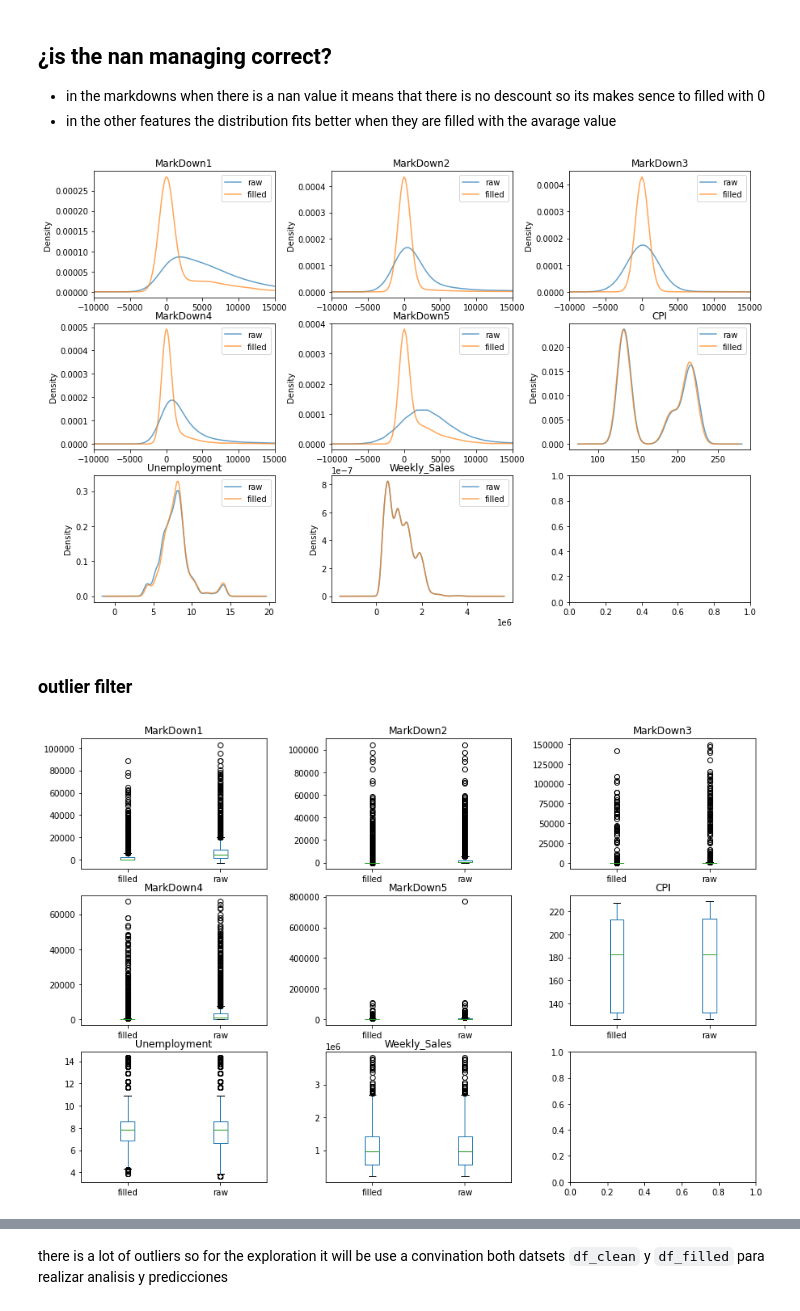
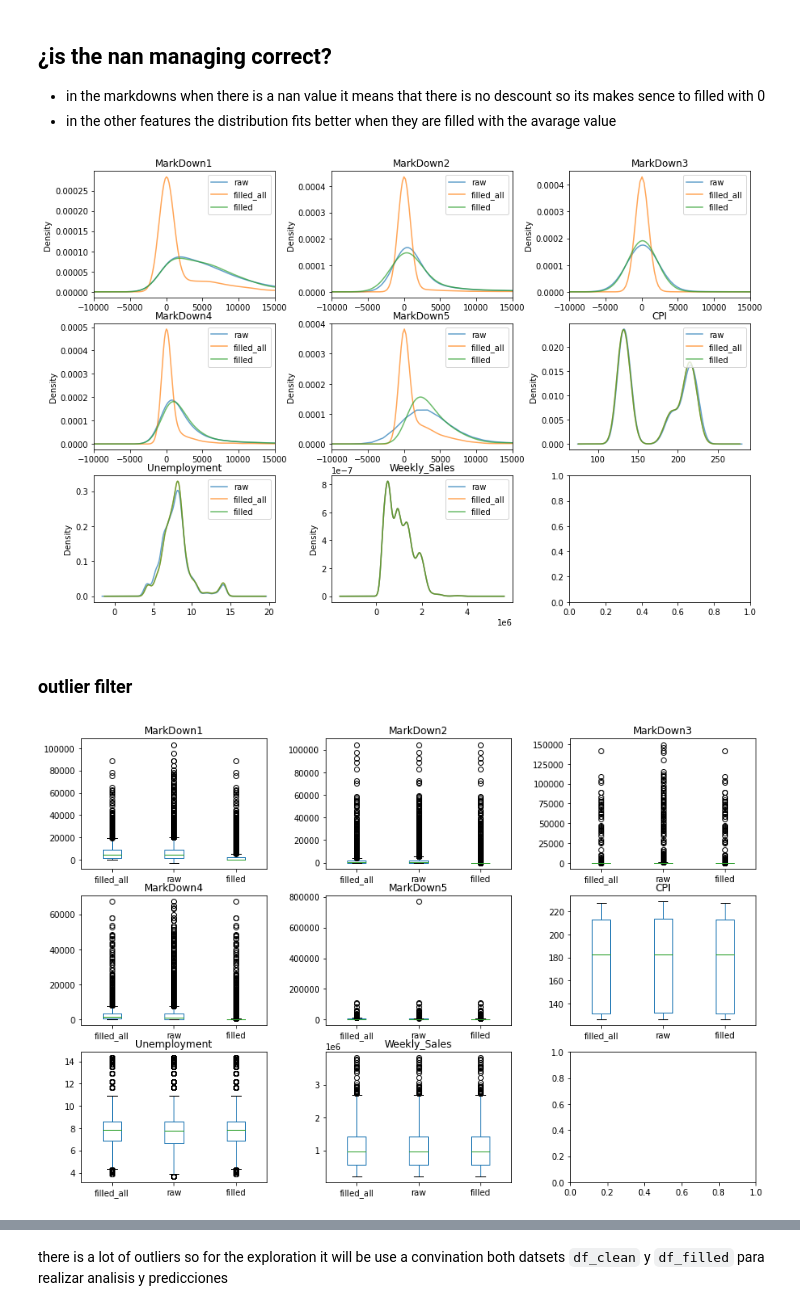
Before and after one commit to thomatrixting/Walmart_analysis, a Jupyter notebook: notebooks/0.0-thomas-data_processing.ipynb, the cells around one changed output, grey strips where cells are left out. Saved outputs shown, nothing was run; the diff lists cells and outputs as text; code cells hidden in the pictures.

Commit message:
continue with the analysis and correc some error in data prosecing

```diff
--- a/notebooks/0.0-thomas-data_processing.ipynb
+++ b/notebooks/0.0-thomas-data_processing.ipynb
@@ -109,15 +109,15 @@ Data columns (total 5 columns):
 dtypes: bool(1), datetime64[ns](1), float64(1), int64(2)
 memory usage: 13.3 MB
 # %%
-features_filled = features.copy(deep=True)
+features_filled_all = features.copy(deep=True)
 
-features_filled[['MarkDown1','MarkDown2','MarkDown3','MarkDown4','MarkDown5']] = features_filled[['MarkDown1','MarkDown2','MarkDown3','MarkDown4','MarkDown5']].fillna(0)
+features_filled_all[['MarkDown1','MarkDown2','MarkDown3','MarkDown4','MarkDown5']] = features_filled_all[['MarkDown1','MarkDown2','MarkDown3','MarkDown4','MarkDown5']].fillna(0)
 
 for column in ['CPI','Unemployment']:
-    mean_value = features_filled[column].mean()
-    features_filled[column] = features_filled[column].fillna(mean_value)
+    mean_value = features_filled_all[column].mean()
+    features_filled_all[column] = features_filled_all[column].fillna(mean_value)
 
-features_filled.info()
+features_filled_all.info()
 # %% [output]
 <class 'pandas.core.frame.DataFrame'>
 RangeIndex: 8190 entries, 0 to 8189
@@ -138,3 +138,11 @@ Data columns (total 12 columns):
  11  IsHoliday     8190 non-null   bool
 dtypes: bool(1), datetime64[ns](1), float64(9), object(1)
 memory usage: 712.0+ KB
+# %%
+features_filled = features.copy(deep=True)
+
+for column in ['CPI','Unemployment']:
+    mean_value = features_filled[column].mean()
+    features_filled[column] = features_filled[column].fillna(mean_value)
+
+features_filled.info()
@@ -168,0 +197,5 @@ memory usage: 760.4+ KB
+# %%
+featuresFill_stores_merge = pd.merge(features_filled_all,stores,on='Store')
+df_filled_all = pd.merge(featuresFill_stores_merge,train_merge,on=['Store','Date'],how='right')
+
+df_filled_all.info()
@@ -187,6 +238,7 @@ columns = ['MarkDown1','MarkDown2','MarkDown3','MarkDown4','MarkDown5','CPI','Un
 
 for feature, ax in zip(columns,axs.flatten()):
     df_raw[feature].plot(kind='kde',label=f'raw',ax=ax,alpha=0.7)
+    df_filled_all[feature].plot(kind='kde',label=f'filled_all',ax=ax,alpha=0.7)
     df_filled[feature].plot(kind='kde',label=f'filled',ax=ax,alpha=0.7)
 
     if feature.startswith('MarkDown'):
@@ -194,22 +246,22 @@ for feature, ax in zip(columns,axs.flatten()):
     ax.set_title(feature)
     ax.legend(loc="upper right")
 # %% [output]
-[figure, old version]
+[figure, new version]
 # %% [markdown]
 ### outlier filter
 # %%
 fig,axs = plt.subplots(3,3,figsize=(12,8),sharey=False)
 plt.tight_layout(w_pad=4)
 column = set(df_filled.columns)-set(['Date','type'])
 
 for feature, ax in zip(columns,axs.flatten()):
-    data = pd.concat([df_filled[feature],df_raw[feature]],axis=1)
-    data.columns = ['filled','raw']
+    data = pd.concat([df_filled[feature],df_raw[feature],df_filled_all[feature]],axis=1)
+    data.columns = ['filled_all','raw','filled']
 
-    data.plot(kind='box',label=f'filled',ax=ax)
+    data.plot(kind='box',ax=ax)
     ax.set_title(feature)
 # %% [output]
-[figure, old version]
+[figure, new version]
 # %%
 def remove_aoutliers_IQR(series):
     Q1 = series.quantile(0.25)
```
Also changed, not shown: parts of 6 cells of this notebook, 1 other file.
